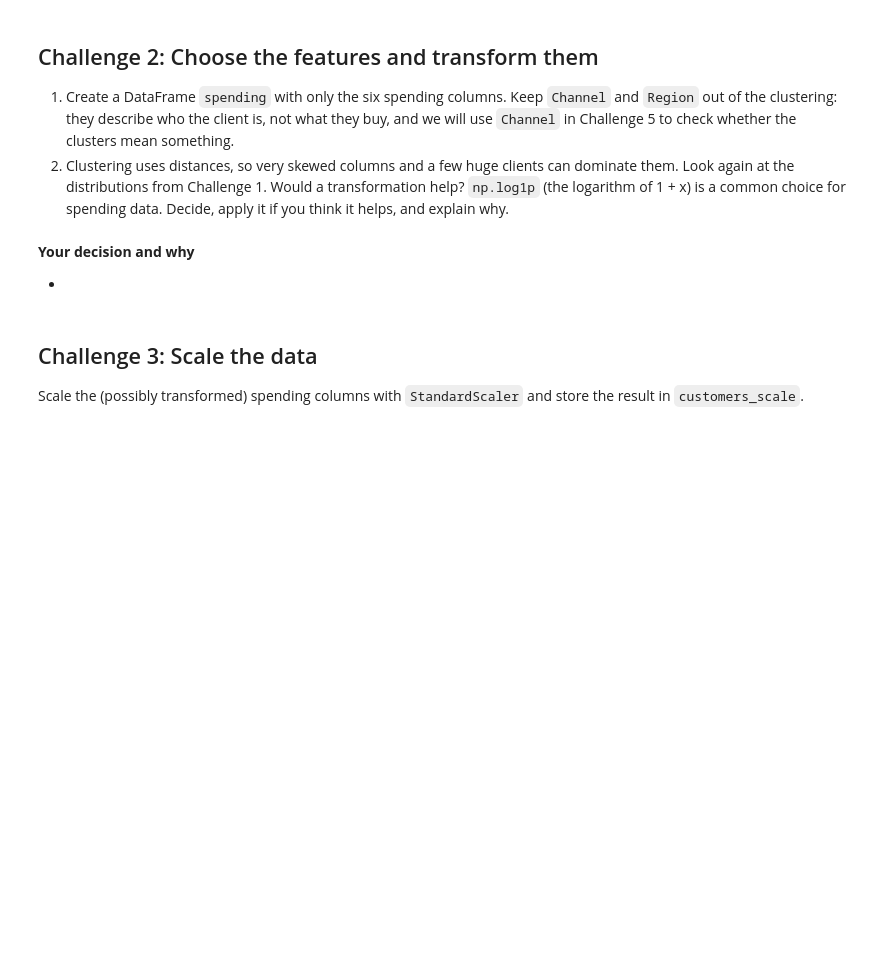
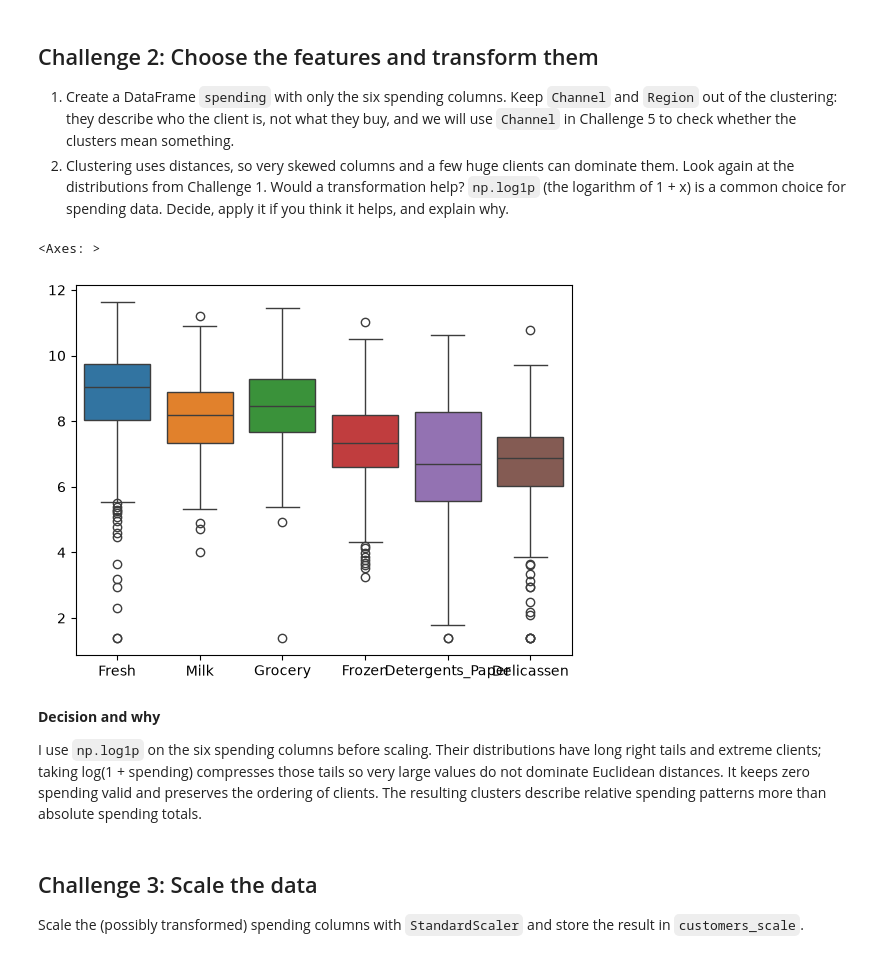
Before and after one commit to ironhack-labs/lab-unsupervised-learning-en, a Jupyter notebook: your-code/main.ipynb, the cells around one changed output. Saved outputs shown, nothing was run; the diff lists cells and outputs as text; code cells hidden in the pictures; blank space fills up the shorter version.

```diff
--- a/your-code/main.ipynb
+++ b/your-code/main.ipynb
@@ -46,11 +126,16 @@ Checklist:
 1. Create a DataFrame `spending` with only the six spending columns. Keep `Channel` and `Region` out of the clustering: they describe who the client is, not what they buy, and we will use `Channel` in Challenge 5 to check whether the clusters mean something.
 2. Clustering uses distances, so very skewed columns and a few huge clients can dominate them. Look again at the distributions from Challenge 1. Would a transformation help? `np.log1p` (the logarithm of 1 + x) is a common choice for spending data. Decide, apply it if you think it helps, and explain why.
 # %%
-# Your code here
+log_spending = np.log1p(spending)
+# %%
+sns.boxplot(data=log_spending)
+# %% [output]
+<Axes: >
+[figure, added]
 # %% [markdown]
-**Your decision and why**
+**Decision and why**
 
--
+I use `np.log1p` on the six spending columns before scaling. Their distributions have long right tails and extreme clients; taking log(1 + spending) compresses those tails so very large values do not dominate Euclidean distances. It keeps zero spending valid and preserves the ordering of clients. The resulting clusters describe relative spending patterns more than absolute spending totals.
 # %% [markdown]
 ## Challenge 3: Scale the data
 
```
Also changed, not shown: parts of 43 cells of this notebook.
